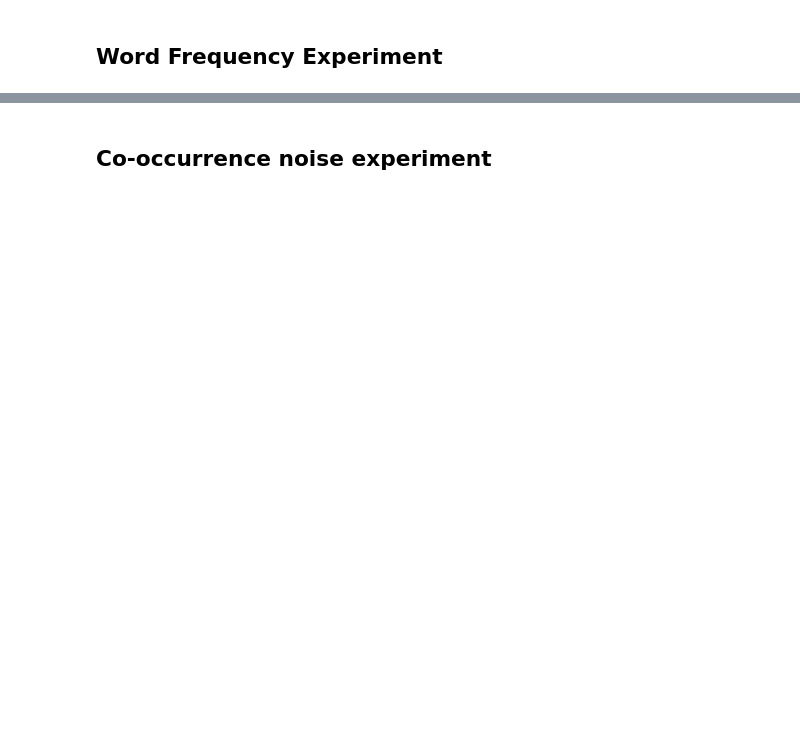
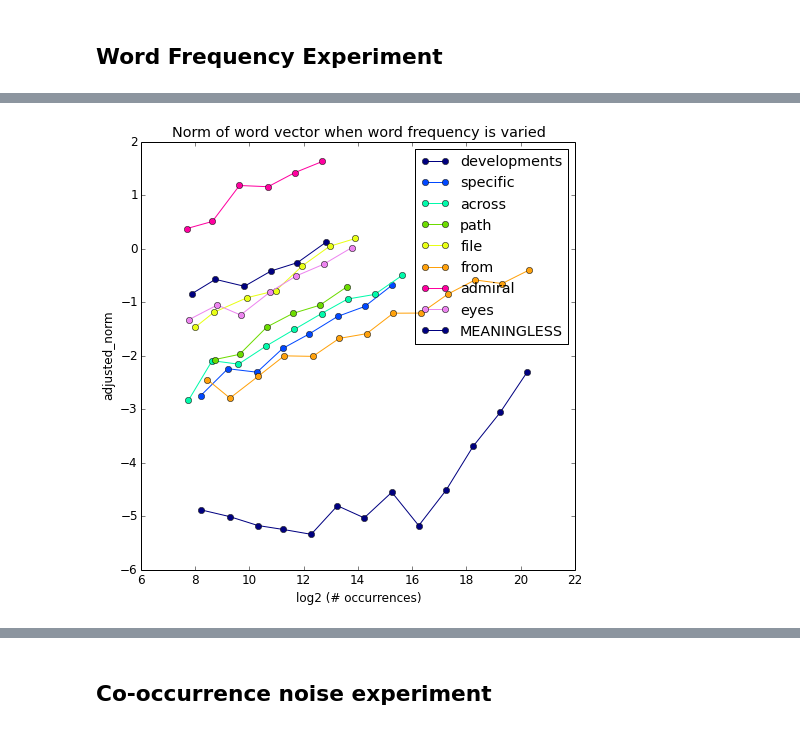
Before and after one commit to benjaminwilson/word2vec-norm-experiments, a Jupyter notebook: analysis.ipynb, the cells around one changed output, grey strips where cells are left out. Drawn from its saved outputs; the diff is of its cells as text; code cells hidden in the pictures; blank space fills up the shorter version.

```diff
--- a/analysis.ipynb
+++ b/analysis.ipynb
@@ -111,0 +114,11 @@ plt.savefig('word-frequency-experiment-graph-syn1neg.png')
+# %%
+band_gb = stats.groupby('occurrences_band')
+means = band_gb.L2_norm_syn0.mean()
+errors = band_gb.L2_norm_syn0.std()
+
+mean_std = pd.DataFrame({'mean_l2_norm_syn0': means, 'std_l2_norm_syn0': errors})
+joined = pd.merge(stats, mean_std, left_on='occurrences_band', right_index=True).dropna()
+joined['adjusted_norm'] = (joined.L2_norm_syn0 - joined.mean_l2_norm_syn0) / joined.std_l2_norm_syn0
+plot_word_freq_experiment_norm_vs_freq(joined.adjusted_norm)
+# %% [output]
+[figure, added]
```
Also changed, not shown: parts of 13 cells of this notebook, 1 other file.
